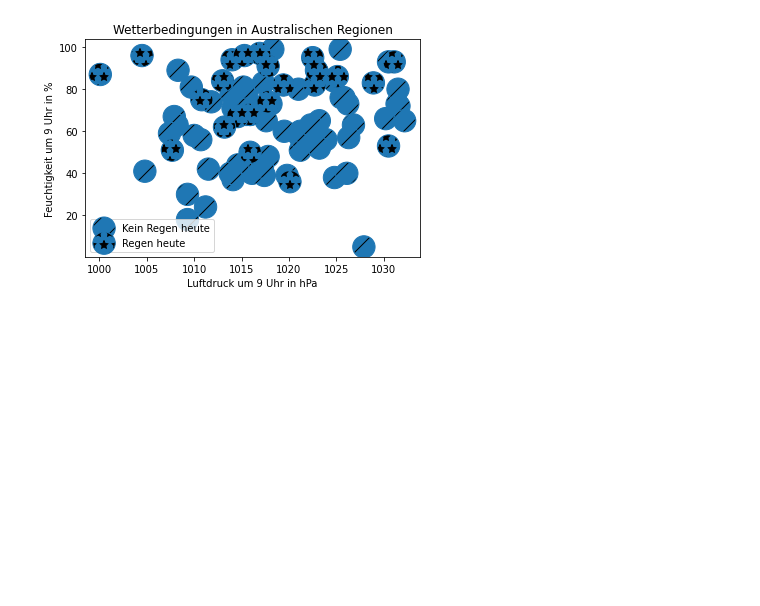
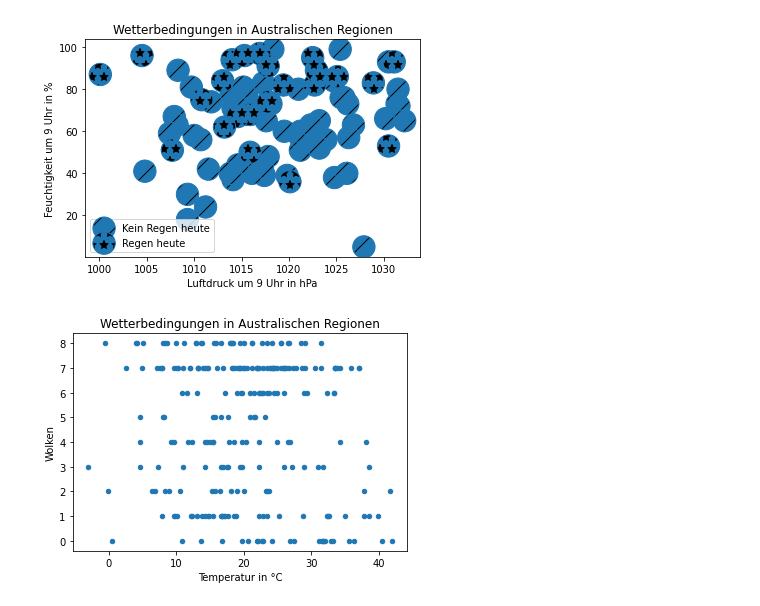
Before and after one commit to flavio-mueller/gdv-code, a Jupyter notebook: gdv.ipynb, the cells around one changed output. Saved outputs shown, nothing was run; the diff lists cells and outputs as text; code cells hidden in the pictures; blank space fills up the shorter version.

```diff
--- a/gdv.ipynb
+++ b/gdv.ipynb
@@ -277,3 +277,17 @@ plt.show()
 fig.savefig("Multidimensional.png")
 # %% [output]
 [figure]
+# %%
+fig, ax = plt.subplots()
+
+sample.plot.scatter(x='MaxTemp', y="Cloud9am", ax=ax )
+sample.plot.scatter(x='MinTemp', y="Cloud3pm", ax=ax)
+
+plt.title("Wetterbedingungen in Australischen Regionen")
+ax.set_xlabel('Temperatur in °C', fontsize=10)
+ax.set_ylabel('Wolken', fontsize=10)
+plt.show()
+
+fig.savefig("Multidimensional.png")
+# %% [output]
+[figure, added]
```
Also changed, not shown: parts of 6 cells of this notebook, 11 other files.
